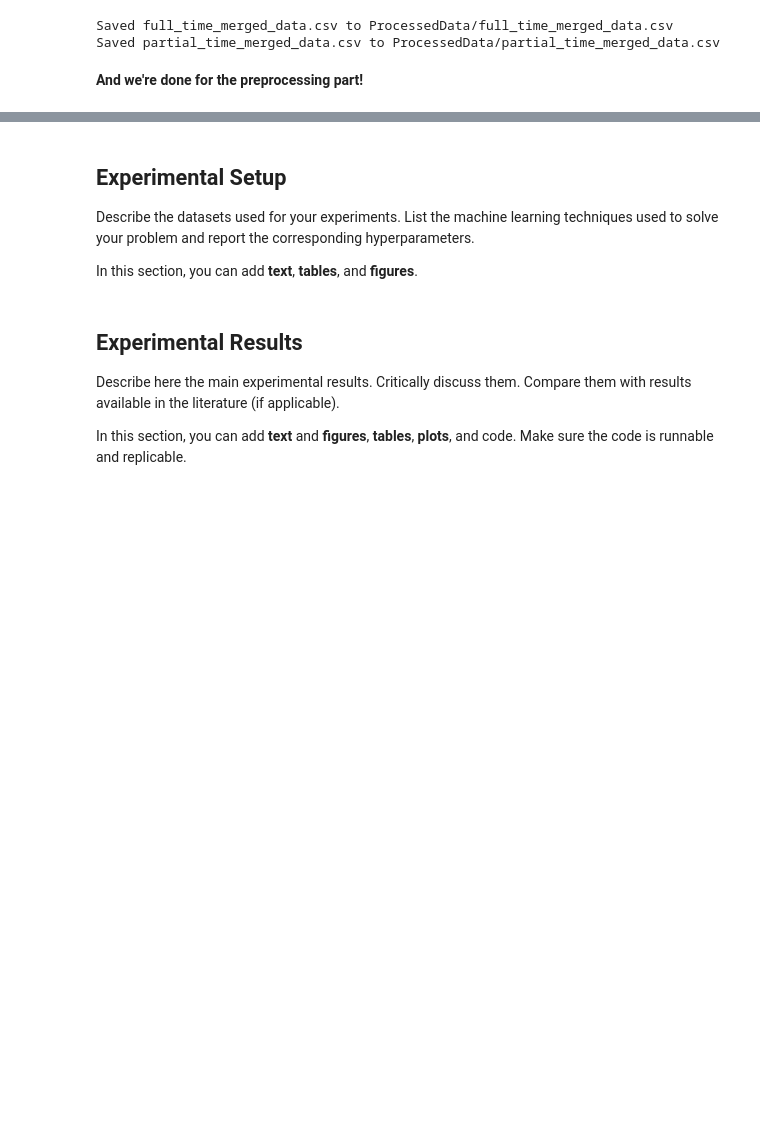
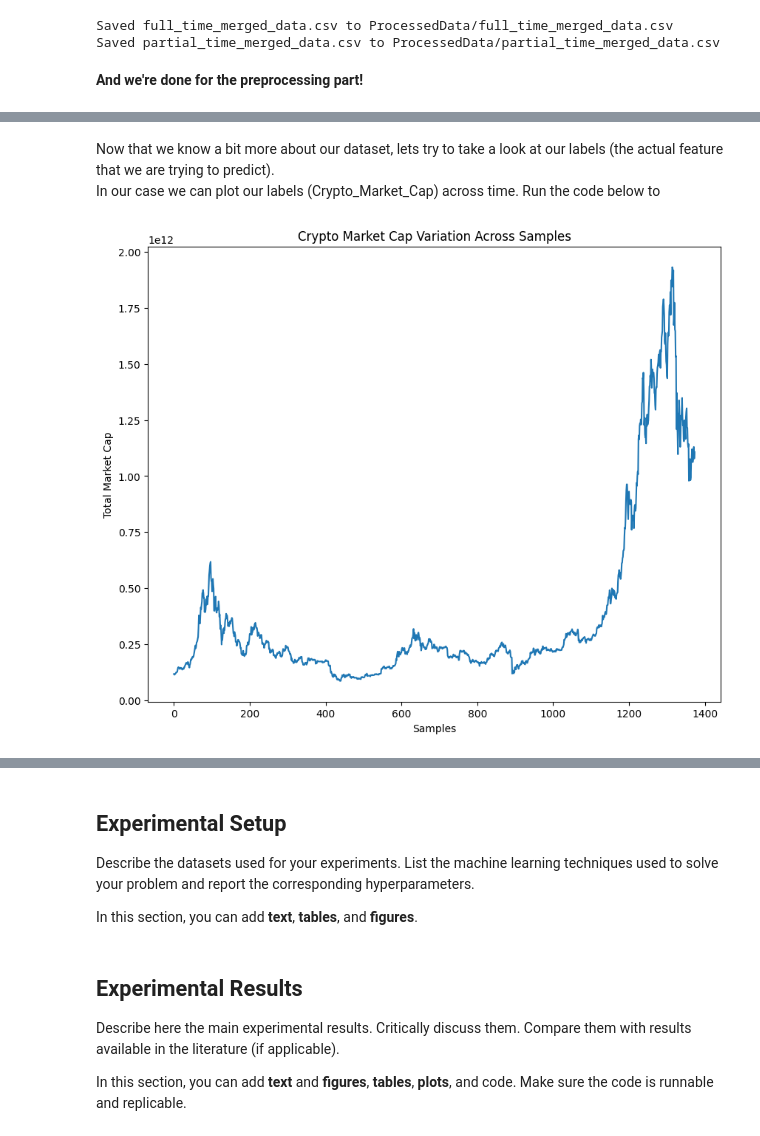
Before and after one commit to KhalilGarali/Crypto-MarketCap-Forecast-Based-On-SP500, a Jupyter notebook: main.ipynb, the cells around one changed output, grey strips where cells are left out. Saved outputs shown, nothing was run; the diff lists cells and outputs as text; code cells hidden in the pictures; blank space fills up the shorter version.

Commit message:
Finalized dataset introduction

```diff
--- a/main.ipynb
+++ b/main.ipynb
@@ -404,0 +411,4 @@ Saved partial_time_merged_data.csv to ProcessedData/partial_time_merged_data.csv
+# %%
+# Load the dataset that we are going to use
+df = pd.read_csv(PROCESSED_DATA_PATH + 'full_time_merged_data.csv')
+df.head()
@@ -404,0 +461,13 @@ Saved partial_time_merged_data.csv to ProcessedData/partial_time_merged_data.csv
+# %% [markdown]
+Now that we know a bit more about our dataset, lets try to take a look at our labels (the actual feature that we are trying to predict).
+In our case we can plot our labels (Crypto_Market_Cap) across time.
+Run the code below to
+# %%
+plt.figure(figsize = (10,8))
+plt.xlabel('Samples')
+plt.ylabel("Total Market Cap")
+plt.title('Crypto Market Cap Variation Across Samples')
+plt.plot(df['Crypto_Market_Cap'])
+plt.show()
+# %% [output]
+[figure, added]
```
Also changed, not shown: parts of 9 cells of this notebook.
